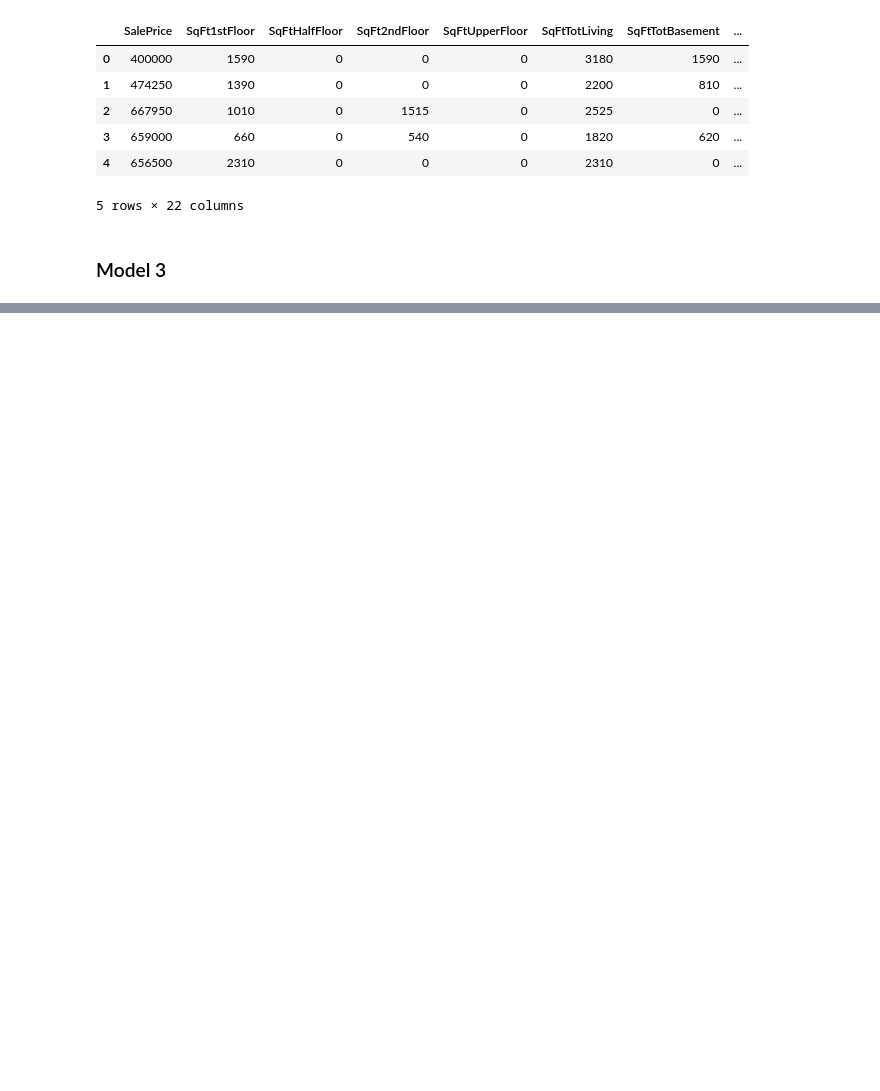
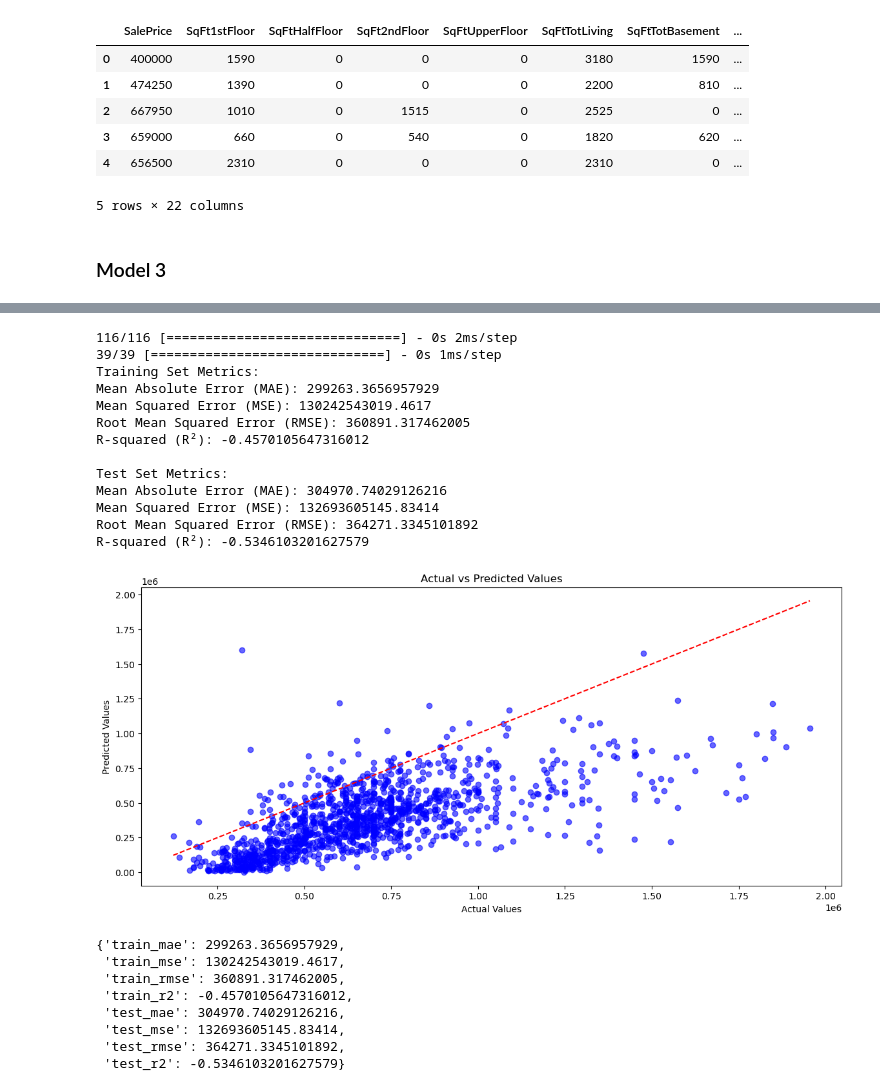
Before and after one commit to shintaronakamura28/Housing_sale_price_prediction, a Jupyter notebook: housing.ipynb, the cells around one changed output, grey strips where cells are left out. Saved outputs shown, nothing was run; the diff lists cells and outputs as text; code cells hidden in the pictures; blank space fills up the shorter version.

```diff
--- a/housing.ipynb
+++ b/housing.ipynb
@@ -1486,0 +1602,26 @@ AttributeError: 'numpy.dtype[int64]' object has no attribute 'base_dtype'
+# %%
+#return the test report
+evaluate_model(model4, X_train_pca, y_train, X_test_pca, y_test)
+# %% [output]
+116/116 [==============================] - 0s 2ms/step
+39/39 [==============================] - 0s 1ms/step
+Training Set Metrics:
+Mean Absolute Error (MAE): 299263.3656957929
+Mean Squared Error (MSE): 130242543019.4617
+Root Mean Squared Error (RMSE): 360891.317462005
+R-squared (R²): -0.4570105647316012
+
+Test Set Metrics:
+Mean Absolute Error (MAE): 304970.74029126216
+Mean Squared Error (MSE): 132693605145.83414
+Root Mean Squared Error (RMSE): 364271.3345101892
+R-squared (R²): -0.5346103201627579
+[figure, added]
+{'train_mae': 299263.3656957929,
+ 'train_mse': 130242543019.4617,
+ 'train_rmse': 360891.317462005,
+ 'train_r2': -0.4570105647316012,
+ 'test_mae': 304970.74029126216,
+ 'test_mse': 132693605145.83414,
+ 'test_rmse': 364271.3345101892,
+ 'test_r2': -0.5346103201627579}
```
Also changed, not shown: parts of 12 cells of this notebook.
